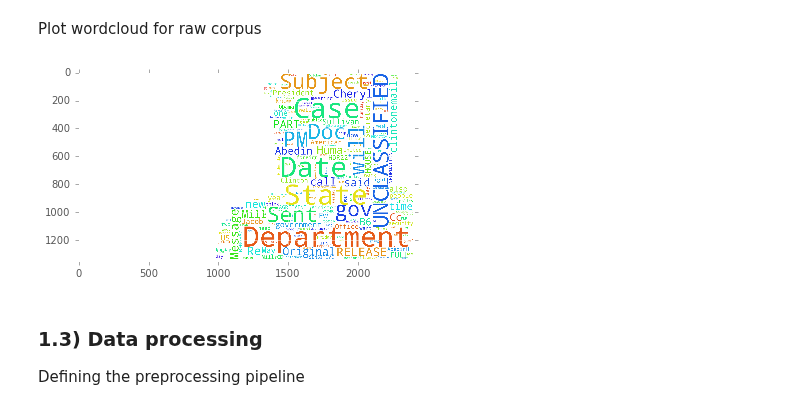
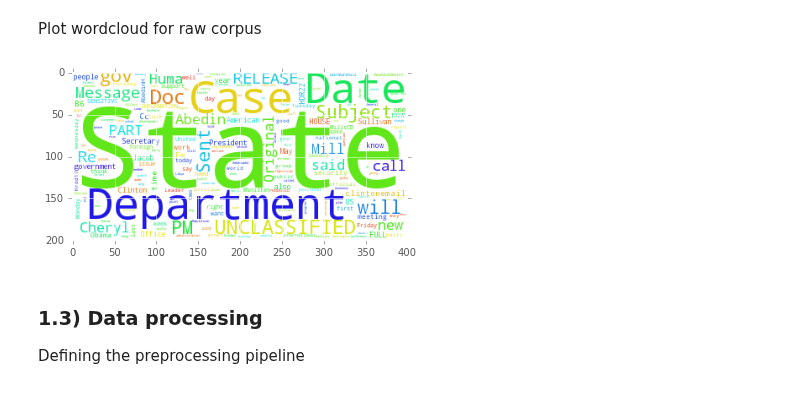
Before and after one commit to lfkrapp/literate-pancake, a Jupyter notebook: 05 - Taming Text/homework.ipynb, the cells around one changed output. Cells and saved outputs as stored; diff of their text form; code cells hidden in the pictures.

```diff
--- a/05 - Taming Text/homework.ipynb
+++ b/05 - Taming Text/homework.ipynb
@@ -97,16 +94,15 @@ raw_corpus = emails_rawtext.str.cat(sep=" ")
 Defining the wordcloud generation
 # %%
 def generate_wordcloud(text):
-    mask = np.array(Image.open("trumpmask.jpg"))
-    return WordCloud(background_color="white", mask=mask).generate(text)
+    return WordCloud(background_color="white").generate(text)
 # %% [markdown]
 Plot wordcloud for raw corpus
 # %%
 raw_wordcloud = generate_wordcloud(raw_corpus)
-plt.imshow(raw_wordcloud)
+img1 = plt.imshow(raw_wordcloud, origin='upper')
 plt.show()
 # %% [output]
-[figure, old version]
+[figure, new version]
 # %% [markdown]
 ### 1.3) Data processing
 
```
Also changed, not shown: parts of 7 cells of this notebook, 1 other file.
